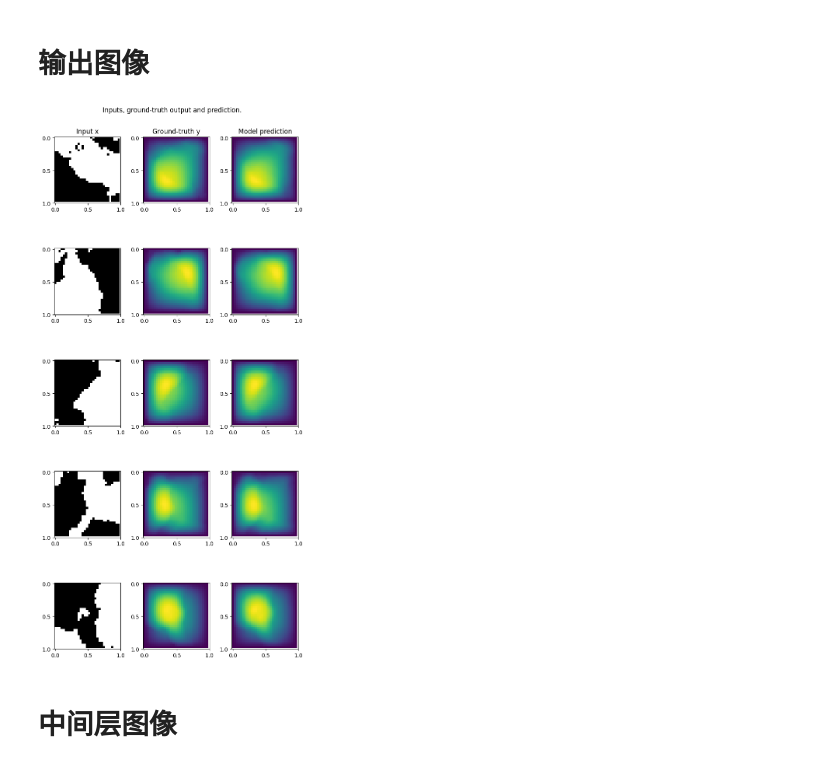
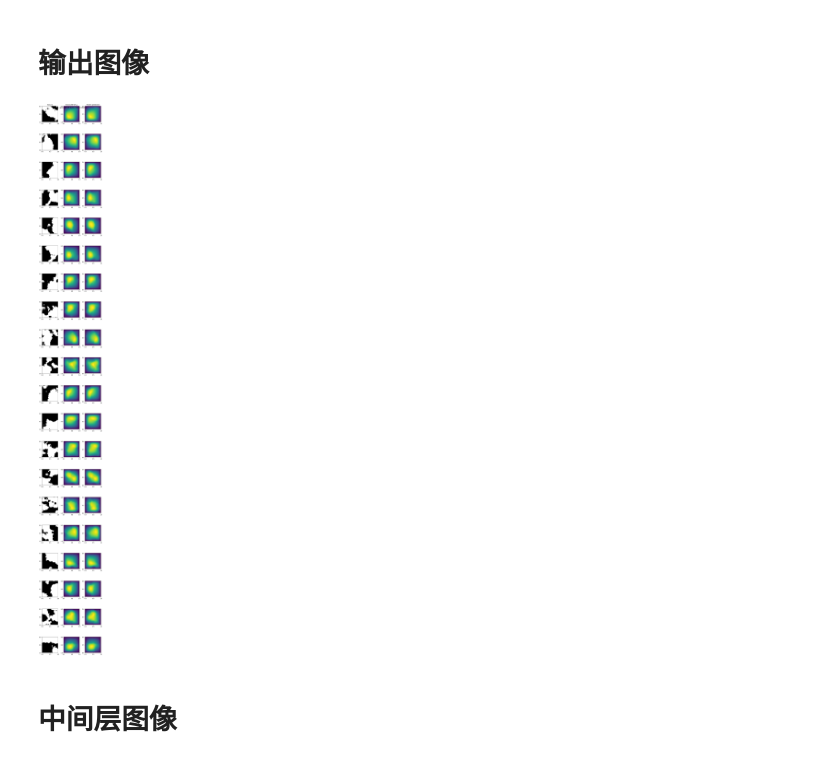
Before and after one commit to PKU-CMEGroup/NeuralOperator, a Jupyter notebook: eq2d/test_FFT_2D.ipynb, the cells around one changed output. Drawn from its saved outputs; the diff is of its cells as text; code cells hidden in the pictures.

```diff
--- a/eq2d/test_FFT_2D.ipynb
+++ b/eq2d/test_FFT_2D.ipynb
@@ -15,7 +15,7 @@ sys.path.append("../")
 
 
 from models import  FNN_train, compute_2dFourier_bases, compute_2dpca_bases, UnitGaussianNormalizer
-from models.Galerkin import GkNN,myGkNN
+from models.Galerkin import GkNN
 
 torch.set_printoptions(precision=16)
 
@@ -27,7 +27,7 @@ np.random.seed(0)
 ###################################
 # load configs
 ###################################
-with open('my_config_2D.yml', 'r', encoding='utf-8') as f:
+with open('config_2D.yml', 'r', encoding='utf-8') as f:
     config = yaml.full_load(f)
 
 config = config["FFT_2D"]
@@ -97,11 +97,11 @@ x_train = x_train.reshape(x_train.shape[0], -1, x_train.shape[-1])   # shape: 80
 x_test = x_test.reshape(x_test.shape[0], -1, x_test.shape[-1])
 y_train = y_train.reshape(y_train.shape[0], -1, y_train.shape[-1])   # shape: 800,11236,1
 y_test = y_test.reshape(y_test.shape[0], -1, y_test.shape[-1])
-if config_model['add_ones']:
-    ones_1 = torch.ones(x_train.shape[0],x_train.shape[1],1)
-    ones_2 = torch.ones(x_test.shape[0],x_test.shape[1],1)
-    x_train = torch.cat((x_train,ones_1),dim=-1)
-    x_test = torch.cat((x_test,ones_2),dim=-1)
+# if config_model['add_ones']:
+#     ones_1 = torch.ones(x_train.shape[0],x_train.shape[1],1)
+#     ones_2 = torch.ones(x_test.shape[0],x_test.shape[1],1)
+#     x_train = torch.cat((x_train,ones_1),dim=-1)
+#     x_test = torch.cat((x_test,ones_2),dim=-1)
 print("x_train.shape: ",x_train.shape)
 print("y_train.shape: ",y_train.shape)
 
@@ -208,8 +208,8 @@ Epoch :  299  Rel. Train L2 Loss :  0.002848403223324567  Rel. Test L2 Loss :  0
 # %%
 import matplotlib.pyplot as plt
 h = 1/Np
-n=5
-model = torch.load('model/darcy_421_r14_ep300_ones_test')
+n=20
+model = torch.load('model/darcy_421_r14_ep300')
 fig = plt.figure(figsize=(7,3*n))
 
 for index in range(n):
@@ -232,34 +232,34 @@ for index in range(n):
     # cbar.set_label('Value')
     if index == 0:
         ax.set_title('Input x')
     plt.xticks(np.linspace(0, Np, 3), np.linspace(0, 1, 3))
     plt.yticks(np.linspace(0, Np, 3), np.linspace(0, 1, 3))
     # plt.xticks([], [])
     # plt.yticks([], [])
 
     ax = fig.add_subplot(n, 3, index*3 + 2)
     ax.imshow(y.reshape(Np,Np).squeeze())
     if index == 0:
         ax.set_title('Ground-truth y')
     plt.xticks(np.linspace(0, Np, 3), np.linspace(0, 1, 3))
     plt.yticks(np.linspace(0, Np, 3), np.linspace(0, 1, 3))
     # plt.xticks([], [])
     # plt.yticks([], [])
 
     ax = fig.add_subplot(n, 3, index*3 + 3)
     ax.imshow(out.squeeze().reshape(Np,Np).detach().numpy())
     if index == 0:
         ax.set_title('Model prediction')
     plt.xticks(np.linspace(0, Np, 3), np.linspace(0, 1, 3))
     plt.yticks(np.linspace(0, Np, 3), np.linspace(0, 1, 3))
     # plt.xticks([], [])
     # plt.yticks([], [])
 
 fig.suptitle('Inputs, ground-truth output and prediction.', y=0.98)
 plt.tight_layout()
 fig.show()
 # %% [output]
-[figure, old version]
+[figure, new version]
 # %% [markdown]
 # 中间层图像
 # %%
```
Also changed, not shown: parts of 3 cells of this notebook, 5 other files.
